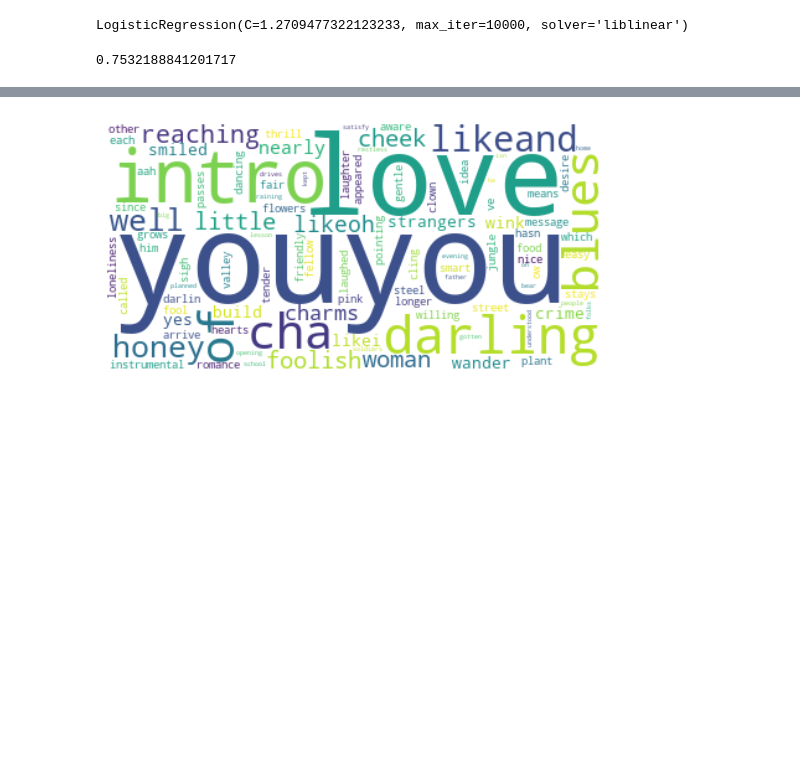
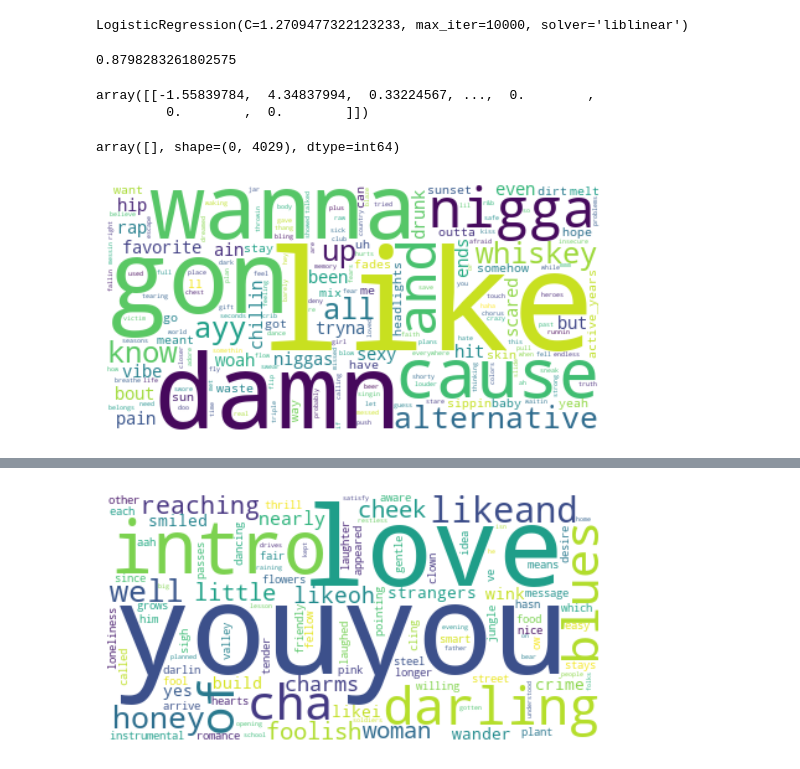
Before and after one commit to Toby-X/Lyrics-Generation-Analysis, a Jupyter notebook: preprocess.ipynb, the cells around one changed output, grey strips where cells are left out. Saved outputs shown, nothing was run; the diff lists cells and outputs as text; code cells hidden in the pictures; blank space fills up the shorter version.

```diff
--- a/preprocess.ipynb
+++ b/preprocess.ipynb
@@ -632,5 +678,25 @@ print(sum(pred == data_test_scaled_01.iloc[:,(data_test_scaled_01.shape[1]-1)])/
 # %% [markdown]
 From the above result, it seems that 60s, 70s and 80s are more similar compared with other decades. The following section focuses on combining the three decades
+# %%
+train_label_com = np.zeros((data_train_scaled.shape[0],1))
+test_label_com = np.zeros((data_test_scaled.shape[0],1))
+df_train = df_train.reset_index(drop=True)
+df_test = df_test.reset_index(drop=True)
+
+for i in range(df_train.shape[0]):
+    if df_train.loc[i,"label"] <= 2:
+        train_label_com[i] = 0
+    else:
+        train_label_com[i] = 1
+
+for i in range(df_test.shape[0]):
+    if df_test.loc[i,"label"] <= 2:
+        test_label_com[i] = 0
+    else:
+        test_label_com[i] = 1
+
+train_label_com = train_label_com.reshape((-1,))
+test_label_com = test_label_com.reshape((-1,))
 # %%
 train_label_com = np.zeros((data_train_scaled.shape[0],1))
 test_label_com = np.zeros((data_test_scaled.shape[0],1))
@@ -693,7 +765,32 @@ LogisticRegression(C=1.2709477322123233, max_iter=10000, solver='liblinear')
 # %%
-mr = LogisticRegression(penalty='l2',solver="liblinear").fit(data_train_scaled.iloc[:,:(data_train_scaled.shape[1]-1)],train_label_com)
+mr = LogisticRegression(penalty='l1',solver="liblinear").fit(data_train_scaled.iloc[:,:(data_train_scaled.shape[1]-1)],train_label_com)
 pred = mr.predict(data_test_scaled.iloc[:,:(data_test_scaled.shape[1]-1)])
 
 print(sum(pred == test_label_com)/len(pred))
 # %% [output]
-0.7532188841201717
+0.8798283261802575
+# %%
+pprint.pprint(mr.coef_)
+# %% [output]
+array([[-1.55839784,  4.34837994,  0.33224567, ...,  0.        ,
+         0.        ,  0.        ]])
+# %%
+mr_coef_all = mr.coef_
+mr_coef_0 = np.argsort(mr_coef_all[14:(mr_coef_all.shape[1]-2)])+14
+mr_coef_0
+# %% [output]
+array([], shape=(0, 4029), dtype=int64)
+# %%
+mr_coef_all = mr.coef_
+mr_coef_0 = np.argsort(mr_coef_all[0,:(mr_coef_all.shape[1]-2)])
+mr_coef_0 = mr_coef_0[::-1]
+mr_word_0 = [word_name[mr_coef_0[i]] for i in range(200) if mr_coef_all[0,mr_coef_0[i]]>0]
+word_freq_0 = [round(mr_coef_all[0,mr_coef_0[i]]*100) for i in range(200) if mr_coef_all[0,mr_coef_0[i]]>0]
+word_freq_0 = {mr_word_0[i]:word_freq_0[i] for i in range(len(mr_word_0))}
+wordcloud1 = WordCloud(background_color="white")
+wordcloud0 = wordcloud1.generate_from_frequencies(word_freq_0)
+plt.imshow(wordcloud0,interpolation="bilinear")
+plt.axis("off")
+plt.show()
+# %% [output]
+[figure, added]
```
Also changed, not shown: parts of 20 cells of this notebook, 9 other files.
